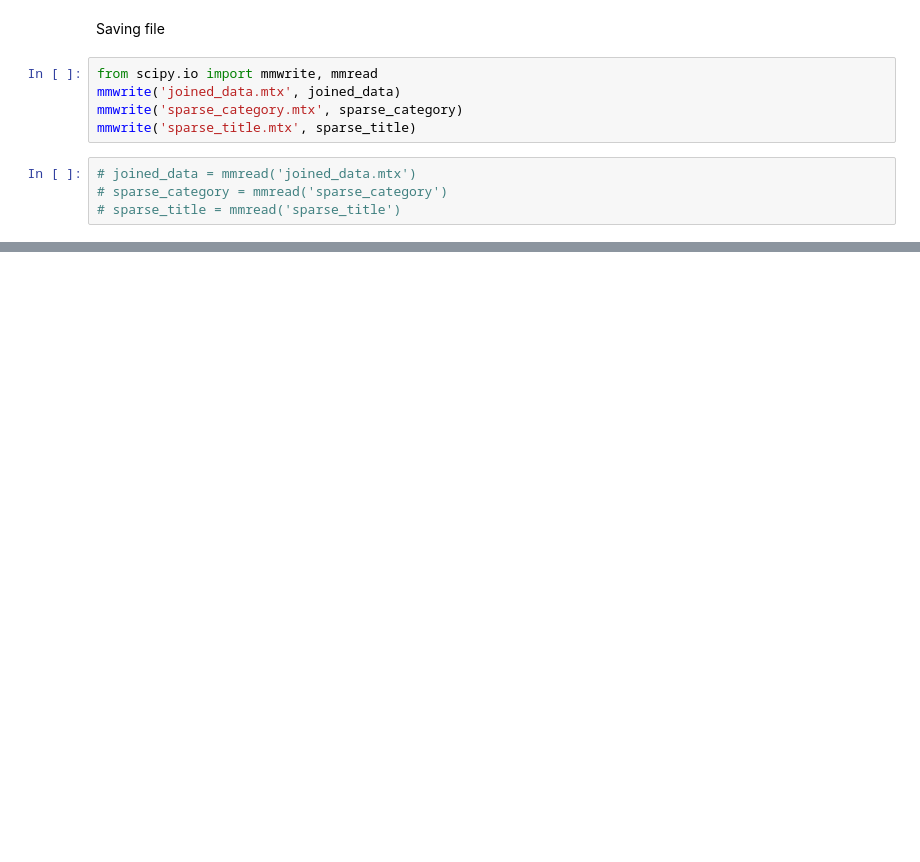
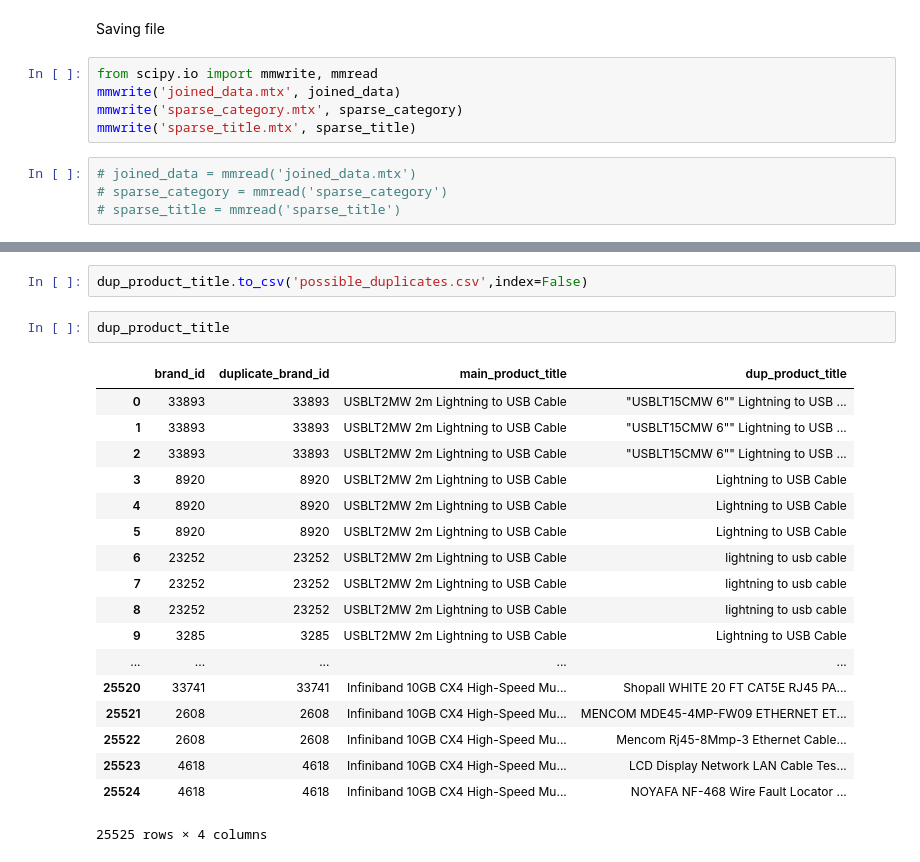
Before and after one commit to vumaasha/datamonster, a Jupyter notebook: notebooks/shanmuga.ipynb, the cells around one changed output, grey strips where cells are left out. Saved outputs shown, nothing was run; the diff lists cells and outputs as text; blank space fills up the shorter version.

```diff
--- a/notebooks/shanmuga.ipynb
+++ b/notebooks/shanmuga.ipynb
@@ -411,0 +281,23 @@ tree = KDTree(cat_brands_pivot.values, leaf_size=2)
+# %%
+dup_product_title.to_csv('possible_duplicates.csv',index=False)
+# %%
+dup_product_title
+# %% [output]
+|  | brand_id | duplicate_brand_id | main_product_title | dup_product_title |
+| 0 | 33893 | 33893 | USBLT2MW 2m Lightning to USB Cable | "USBLT15CMW 6"" Lightning to USB ... |
+| 1 | 33893 | 33893 | USBLT2MW 2m Lightning to USB Cable | "USBLT15CMW 6"" Lightning to USB ... |
+| 2 | 33893 | 33893 | USBLT2MW 2m Lightning to USB Cable | "USBLT15CMW 6"" Lightning to USB ... |
+| 3 | 8920 | 8920 | USBLT2MW 2m Lightning to USB Cable | Lightning to USB Cable |
+| 4 | 8920 | 8920 | USBLT2MW 2m Lightning to USB Cable | Lightning to USB Cable |
+| 5 | 8920 | 8920 | USBLT2MW 2m Lightning to USB Cable | Lightning to USB Cable |
+| 6 | 23252 | 23252 | USBLT2MW 2m Lightning to USB Cable | lightning to usb cable |
+| 7 | 23252 | 23252 | USBLT2MW 2m Lightning to USB Cable | lightning to usb cable |
+| 8 | 23252 | 23252 | USBLT2MW 2m Lightning to USB Cable | lightning to usb cable |
+| 9 | 3285 | 3285 | USBLT2MW 2m Lightning to USB Cable | Lightning to USB Cable |
+| ... | ... | ... | ... | ... |
+| 25520 | 33741 | 33741 | Infiniband 10GB CX4 High-Speed Mu... | Shopall WHITE 20 FT CAT5E RJ45 PA... |
+| 25521 | 2608 | 2608 | Infiniband 10GB CX4 High-Speed Mu... | MENCOM MDE45-4MP-FW09 ETHERNET ET... |
+| 25522 | 2608 | 2608 | Infiniband 10GB CX4 High-Speed Mu... | Mencom Rj45-8Mmp-3 Ethernet Cable... |
+| 25523 | 4618 | 4618 | Infiniband 10GB CX4 High-Speed Mu... | LCD Display Network LAN Cable Tes... |
+| 25524 | 4618 | 4618 | Infiniband 10GB CX4 High-Speed Mu... | NOYAFA NF-468 Wire Fault Locator ... |
+25525 rows × 4 columns
```
Also changed, not shown: parts of 76 cells of this notebook.
